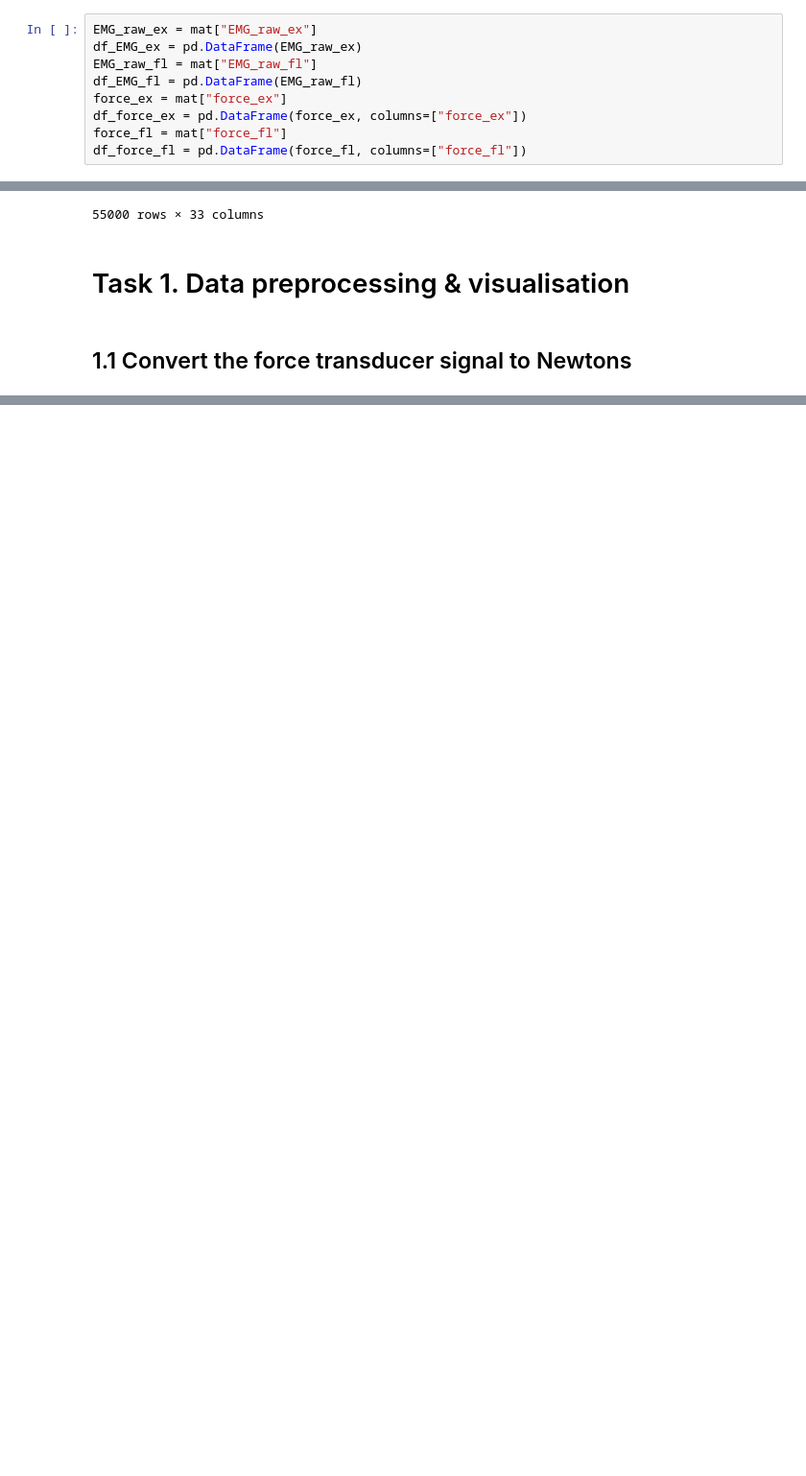
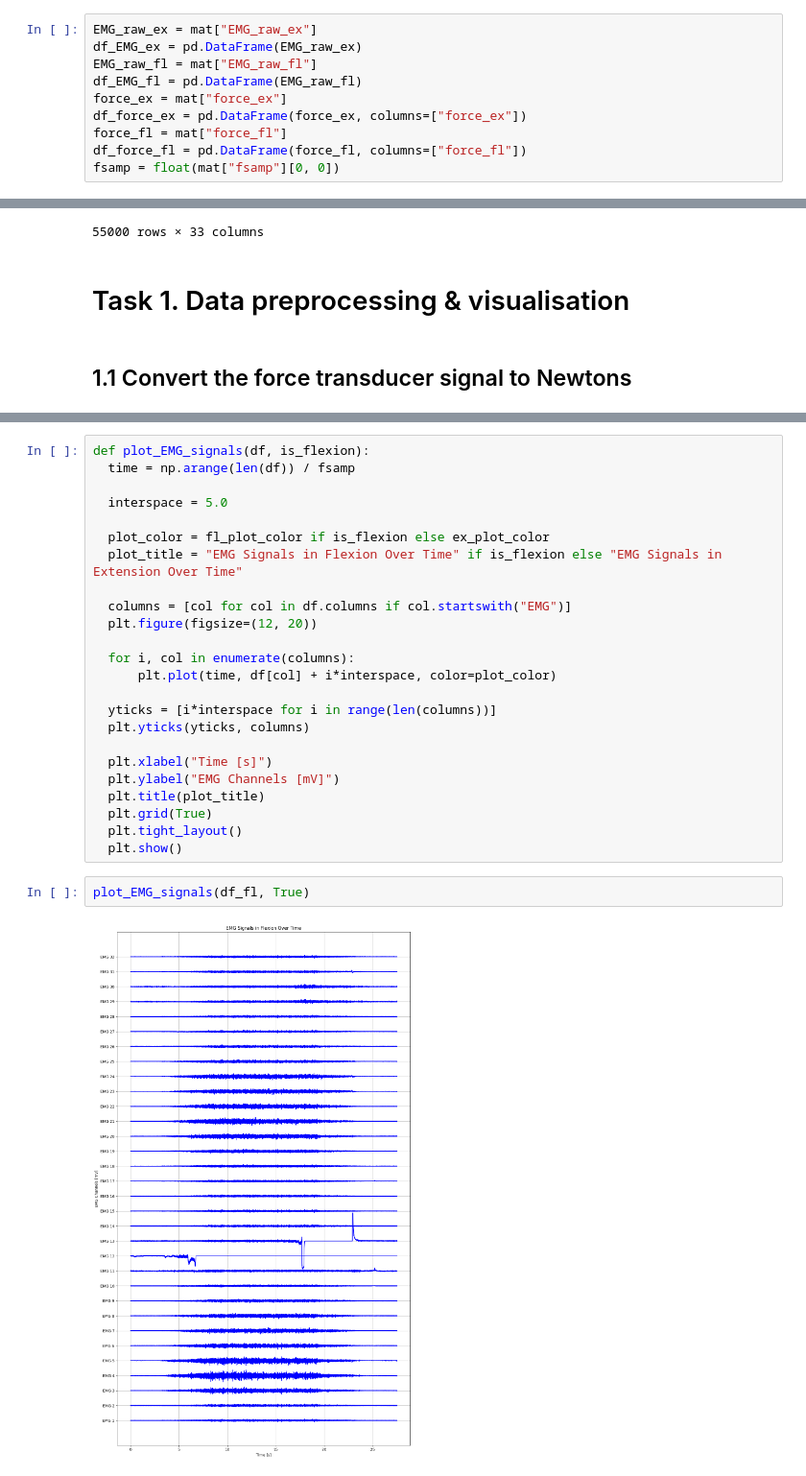
Before and after one commit to mo-karbalaee/movement_neuroscience, a Jupyter notebook: MN_Exercise_1.ipynb, the cells around one changed output, grey strips where cells are left out. Shown at 96% size. Drawn from its saved outputs; the diff is of its cells as text; blank space fills up the shorter version.

```diff
--- a/MN_Exercise_1.ipynb
+++ b/MN_Exercise_1.ipynb
@@ -24,6 +26,7 @@ force_ex = mat["force_ex"]
 df_force_ex = pd.DataFrame(force_ex, columns=["force_ex"])
 force_fl = mat["force_fl"]
 df_force_fl = pd.DataFrame(force_fl, columns=["force_fl"])
+fsamp = float(mat["fsamp"][0, 0])
 # %%
 df_ex = pd.DataFrame(EMG_raw_ex.T, columns=[f"EMG {i+1}" for i in range(32)])
 df_ex["force"] = force_ex
@@ -66,0 +145,28 @@ df_fl
+# %%
+def plot_EMG_signals(df, is_flexion):
+  time = np.arange(len(df)) / fsamp
+
+  interspace = 5.0
+
+  plot_color = fl_plot_color if is_flexion else ex_plot_color
+  plot_title = "EMG Signals in Flexion Over Time" if is_flexion else "EMG Signals in Extension Over Time"
+
+  columns = [col for col in df.columns if col.startswith("EMG")]
+  plt.figure(figsize=(12, 20))
+
+  for i, col in enumerate(columns):
+      plt.plot(time, df[col] + i*interspace, color=plot_color)
+
+  yticks = [i*interspace for i in range(len(columns))]
+  plt.yticks(yticks, columns)
+
+  plt.xlabel("Time [s]")
+  plt.ylabel("EMG Channels [mV]")
+  plt.title(plot_title)
+  plt.grid(True)
+  plt.tight_layout()
+  plt.show()
+# %%
+plot_EMG_signals(df_fl, True)
+# %% [output]
+[figure, added]
```
Also changed, not shown: parts of 15 cells of this notebook.
